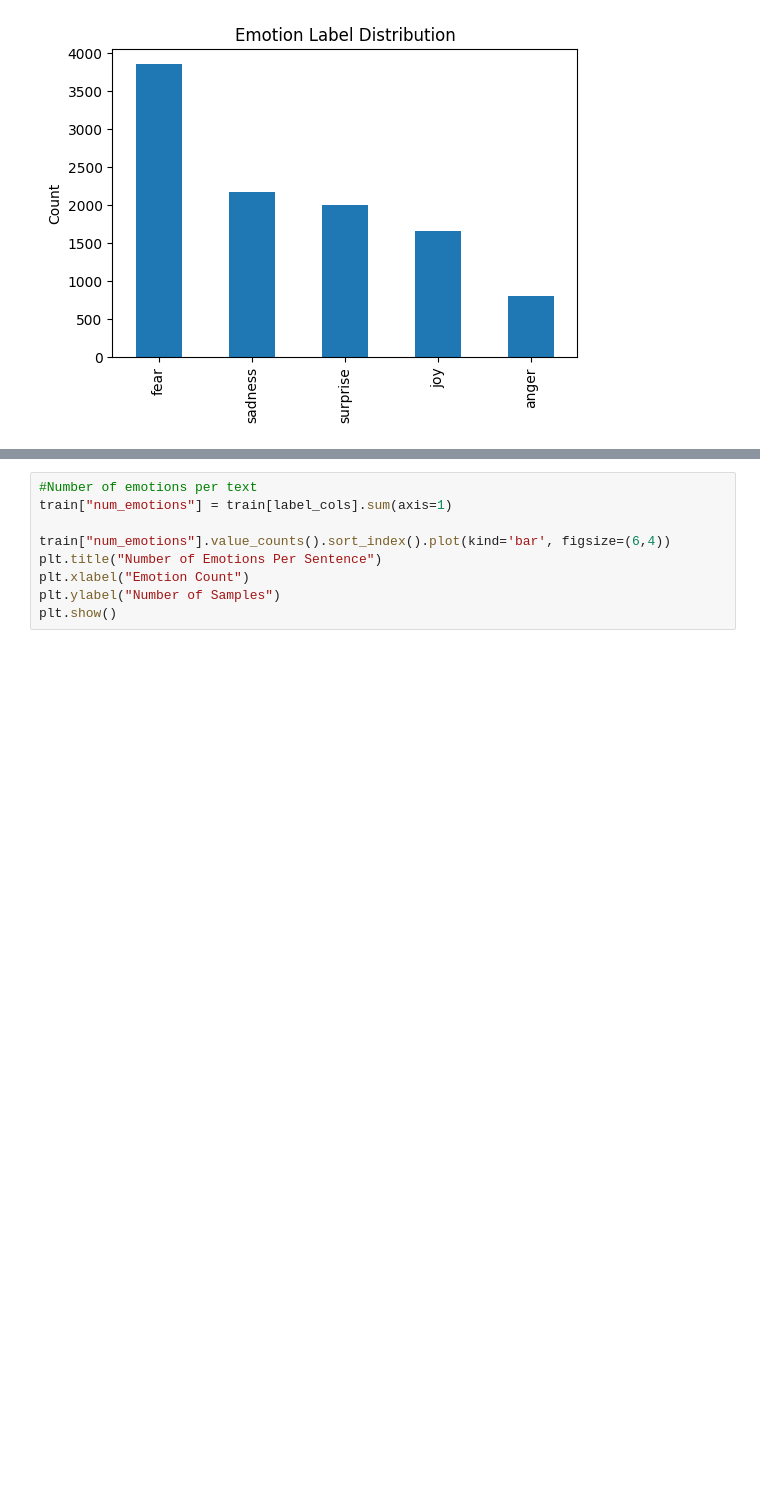
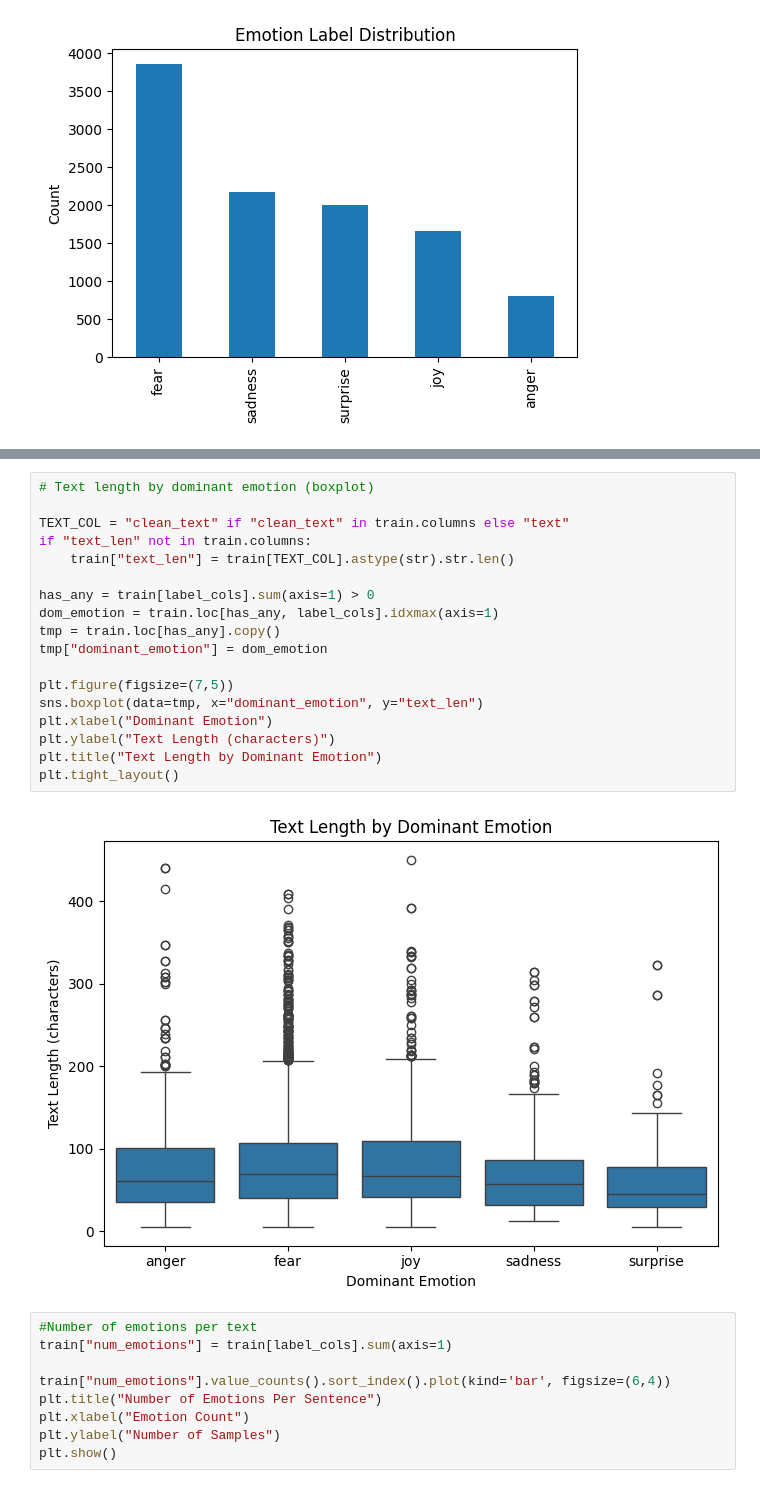
Before and after one commit to 22f3000400/2025-Sep-DLGenAI-Project, a Jupyter notebook: notebooks/dl-22f3000400-notebook-t32025.ipynb, the cells around one changed output, grey strips where cells are left out. Drawn from its saved outputs; the diff is of its cells as text; blank space fills up the shorter version.

```diff
--- a/notebooks/dl-22f3000400-notebook-t32025.ipynb
+++ b/notebooks/dl-22f3000400-notebook-t32025.ipynb
@@ -124,3 +169,23 @@ plt.show()
+# %%
+# Text length by dominant emotion (boxplot)
+
+TEXT_COL = "clean_text" if "clean_text" in train.columns else "text"
+if "text_len" not in train.columns:
+    train["text_len"] = train[TEXT_COL].astype(str).str.len()
+
+has_any = train[label_cols].sum(axis=1) > 0
+dom_emotion = train.loc[has_any, label_cols].idxmax(axis=1)
+tmp = train.loc[has_any].copy()
+tmp["dominant_emotion"] = dom_emotion
+
+plt.figure(figsize=(7,5))
+sns.boxplot(data=tmp, x="dominant_emotion", y="text_len")
+plt.xlabel("Dominant Emotion")
+plt.ylabel("Text Length (characters)")
+plt.title("Text Length by Dominant Emotion")
+plt.tight_layout()
+# %% [output]
+[figure, added]
 # %%
 #Number of emotions per text
 train["num_emotions"] = train[label_cols].sum(axis=1)
```
Also changed, not shown: parts of 15 cells of this notebook.
